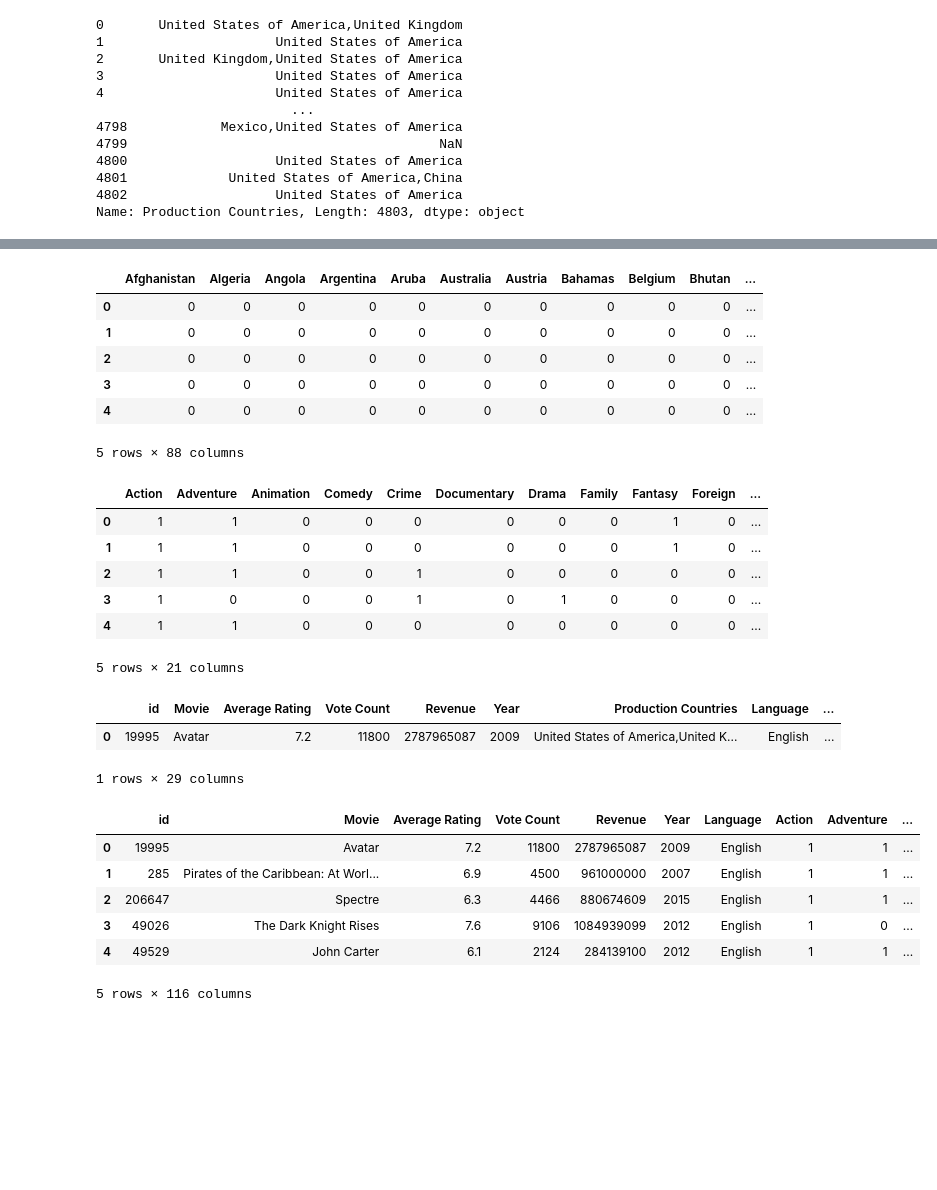
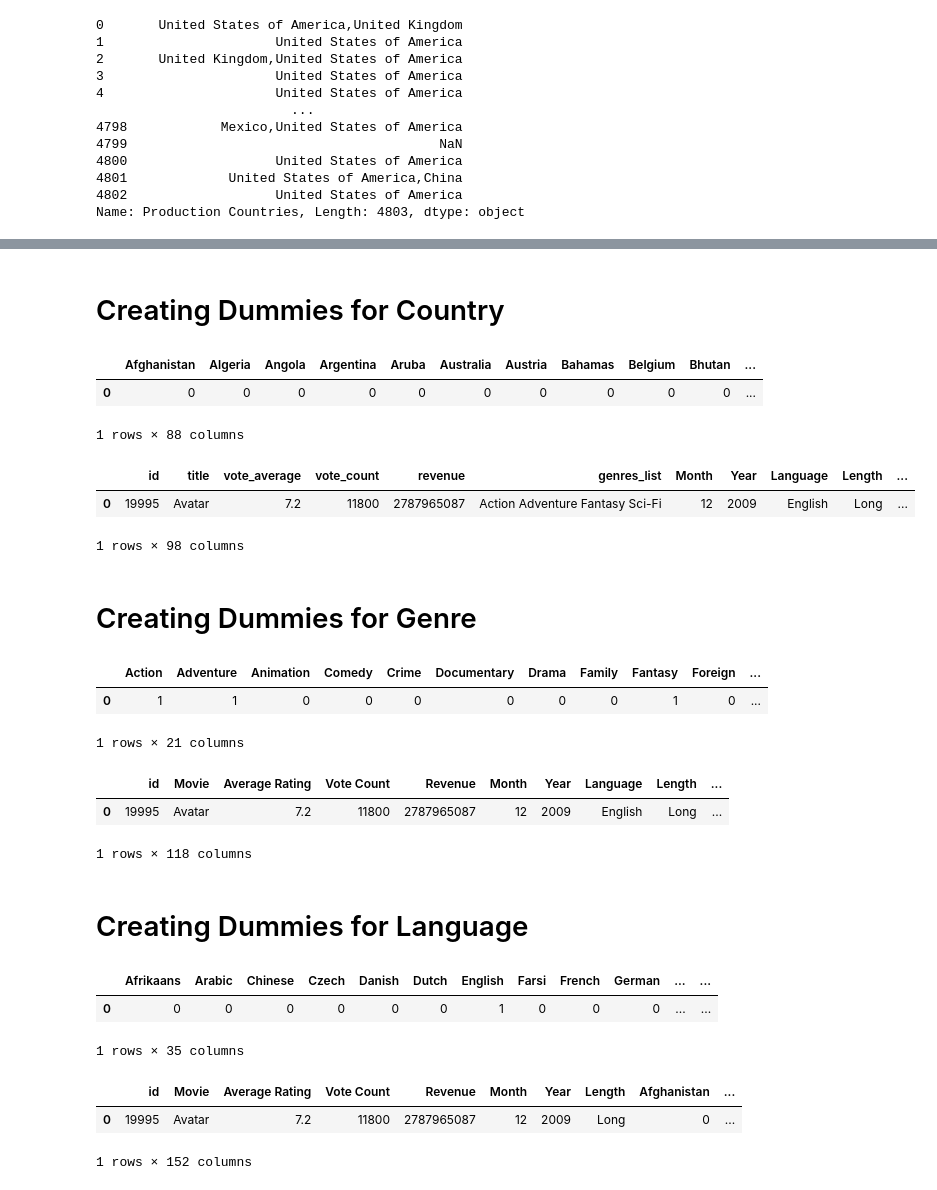
Before and after one commit to zach-hb/Movies-You-Should-Watch, a Jupyter notebook: movie_data.ipynb, the cells around one changed output, grey strips where cells are left out. Cells and saved outputs as stored; diff of their text form; code cells hidden in the pictures; blank space fills up the shorter version.

Commit message:
dummy movie csv complete

```diff
--- a/movie_data.ipynb
+++ b/movie_data.ipynb
@@ -149,43 +157,52 @@ clean_df.head()
+# %% [markdown]
+# Creating Dummies for Country
 # %%
 country_dummies = clean_df['Production Countries'].str.get_dummies(sep=',')
-country_dummies.head()
+country_dummies.head(1)
 # %% [output]
 |  | Afghanistan | Algeria | Angola | Argentina | Aruba | Australia | Austria | Bahamas | Belgium | Bhutan | ... |
 | 0 | 0 | 0 | 0 | 0 | 0 | 0 | 0 | 0 | 0 | 0 | ... |
-| 1 | 0 | 0 | 0 | 0 | 0 | 0 | 0 | 0 | 0 | 0 | ... |
-| 2 | 0 | 0 | 0 | 0 | 0 | 0 | 0 | 0 | 0 | 0 | ... |
-| 3 | 0 | 0 | 0 | 0 | 0 | 0 | 0 | 0 | 0 | 0 | ... |
-| 4 | 0 | 0 | 0 | 0 | 0 | 0 | 0 | 0 | 0 | 0 | ... |
-5 rows × 88 columns
+1 rows × 88 columns
+# %%
+country_df = pd.concat([clean_df, country_dummies], axis=1)
+country_df.drop(columns='Production Countries', inplace=True)
+country_df.head(1)
+# %% [output]
+|  | id | title | vote_average | vote_count | revenue | genres_list | Month | Year | Language | Length | ... |
+| 0 | 19995 | Avatar | 7.2 | 11800 | 2787965087 | Action Adventure Fantasy Sci-Fi | 12 | 2009 | English | Long | ... |
+1 rows × 98 columns
+# %% [markdown]
+# Creating Dummies for Genre
 # %%
-genres_dummies = clean_df['genres_list'].str.get_dummies(sep=' ')
-genres_dummies.head()
+genres_dummies = country_df['genres_list'].str.get_dummies(sep=' ')
+genres_dummies.head(1)
 # %% [output]
 |  | Action | Adventure | Animation | Comedy | Crime | Documentary | Drama | Family | Fantasy | Foreign | ... |
 | 0 | 1 | 1 | 0 | 0 | 0 | 0 | 0 | 0 | 1 | 0 | ... |
-| 1 | 1 | 1 | 0 | 0 | 0 | 0 | 0 | 0 | 1 | 0 | ... |
-| 2 | 1 | 1 | 0 | 0 | 1 | 0 | 0 | 0 | 0 | 0 | ... |
-| 3 | 1 | 0 | 0 | 0 | 1 | 0 | 1 | 0 | 0 | 0 | ... |
-| 4 | 1 | 1 | 0 | 0 | 0 | 0 | 0 | 0 | 0 | 0 | ... |
-5 rows × 21 columns
+1 rows × 21 columns
 # %%
-genre_df = pd.concat([clean_df, genres_dummies], axis=1)
+genre_df = pd.concat([country_df, genres_dummies], axis=1)
 genre_df.drop(columns = ['genres_list'],inplace=True)
 genre_df.rename(columns={'vote_average': 'Average Rating', 'vote_count':'Vote Count', 'revenue': 'Revenue','title':'Movie', 'overview': 'Description'},inplace=True)
 genre_df.head(1)
 # %% [output]
-|  | id | Movie | Average Rating | Vote Count | Revenue | Year | Production Countries | Language | ... |
-| 0 | 19995 | Avatar | 7.2 | 11800 | 2787965087 | 2009 | United States of America,United K... | English | ... |
+|  | id | Movie | Average Rating | Vote Count | Revenue | Month | Year | Language | Length | ... |
+| 0 | 19995 | Avatar | 7.2 | 11800 | 2787965087 | 12 | 2009 | English | Long | ... |
-1 rows × 29 columns
+1 rows × 118 columns
+# %% [markdown]
+# Creating Dummies for Language
+# %%
+lang_dummies = pd.get_dummies(genre_df['Language']).astype('int')
+lang_dummies.head(1)
+# %% [output]
+|  | Afrikaans | Arabic | Chinese | Czech | Danish | Dutch | English | Farsi | French | German | ... | ... |
+| 0 | 0 | 0 | 0 | 0 | 0 | 0 | 1 | 0 | 0 | 0 | ... | ... |
+1 rows × 35 columns
 # %%
-dummy_df = pd.concat([genre_df, country_dummies],axis=1)
-dummy_df.drop(columns=['Production Countries'],inplace=True)
-dummy_df.head()
+lang_df = pd.concat([genre_df,lang_dummies], axis=1)
+lang_df.drop(columns='Language',inplace=True)
+lang_df.head(1)
 # %% [output]
-|  | id | Movie | Average Rating | Vote Count | Revenue | Year | Language | Action | Adventure | ... |
-| 0 | 19995 | Avatar | 7.2 | 11800 | 2787965087 | 2009 | English | 1 | 1 | ... |
-| 1 | 285 | Pirates of the Caribbean: At Worl... | 6.9 | 4500 | 961000000 | 2007 | English | 1 | 1 | ... |
-| 2 | 206647 | Spectre | 6.3 | 4466 | 880674609 | 2015 | English | 1 | 1 | ... |
-| 3 | 49026 | The Dark Knight Rises | 7.6 | 9106 | 1084939099 | 2012 | English | 1 | 0 | ... |
-| 4 | 49529 | John Carter | 6.1 | 2124 | 284139100 | 2012 | English | 1 | 1 | ... |
+|  | id | Movie | Average Rating | Vote Count | Revenue | Month | Year | Length | Afghanistan | ... |
+| 0 | 19995 | Avatar | 7.2 | 11800 | 2787965087 | 12 | 2009 | Long | 0 | ... |
-5 rows × 116 columns
+1 rows × 152 columns
```
Also changed, not shown: parts of 11 cells of this notebook, 3 other files.
